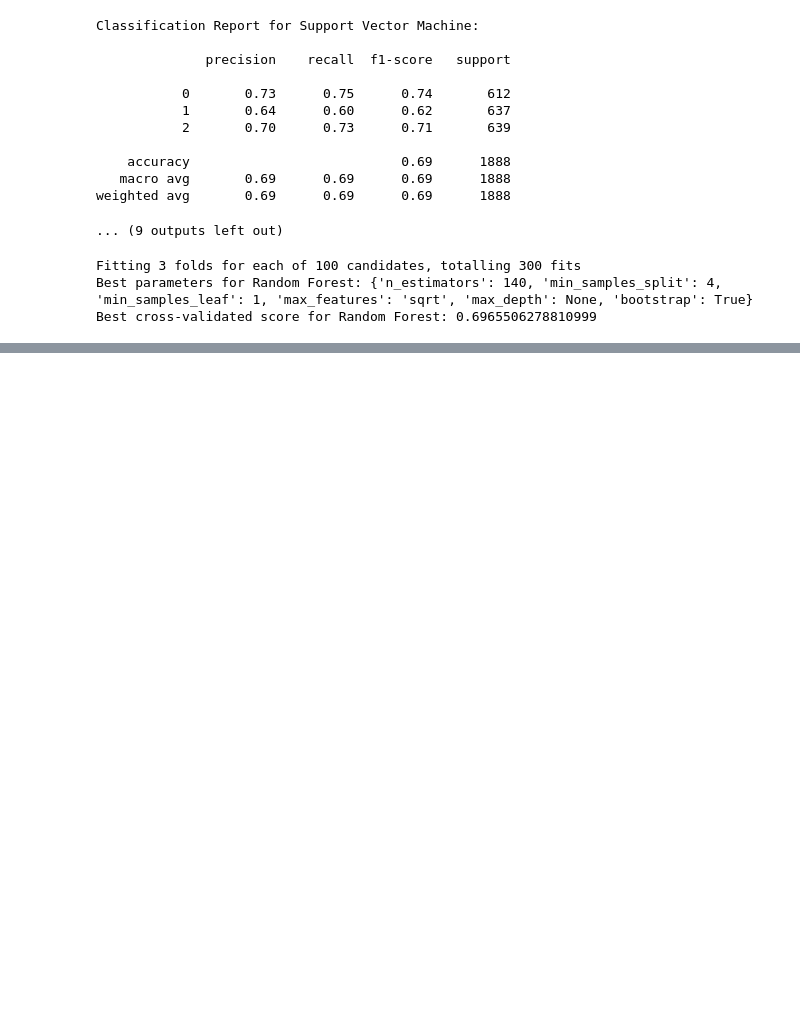
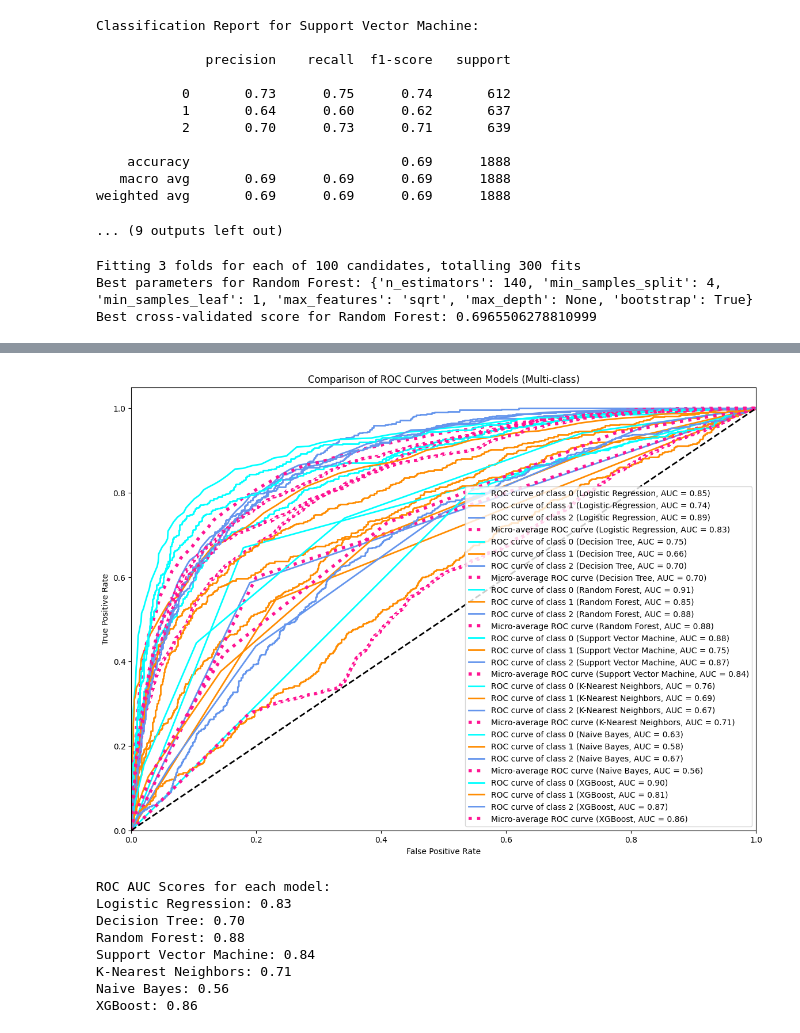
Before and after one commit to Niwanka/footballPrediction, a Jupyter notebook: copy.ipynb, the cells around one changed output, grey strips where cells are left out. Saved outputs shown, nothing was run; the diff lists cells and outputs as text; code cells hidden in the pictures; blank space fills up the shorter version.

Commit message:
roc curve

```diff
--- a/copy.ipynb
+++ b/copy.ipynb
@@ -1071,0 +1078,79 @@ Models have been saved as 'best_random_forest_model.pkl' and 'best_xgboost_model
+# %%
+from sklearn.preprocessing import label_binarize
+from sklearn.metrics import roc_curve, auc, roc_auc_score
+from itertools import cycle
+
+# Step 1: Binarize the output labels (One-vs-Rest strategy)
+# Assuming y_test and y_pred are the original multiclass labels
+# We need to get the unique classes
+classes = np.unique(y_train)
+
+# Binarize the labels for ROC computation
+y_test_bin = label_binarize(y_test, classes=classes)
+
+# Step 2: Initialize a dictionary to store ROC AUC values
+# Step 2: Initialize a dictionary to store ROC AUC values
+roc_auc_dict = {}
+
+# Step 3: Loop through classifiers, fit and evaluate
+plt.figure(figsize=(14, 10))  # Increase the figure size to 14x10 inches
+for name, clf in classifiers.items():
+    # Fit the classifier
+    clf.fit(X_train, y_train)
+
+    # Get the predicted probabilities for ROC calculation
+    if hasattr(clf, "predict_proba"):
+        y_score = clf.predict_proba(X_test)
+    else:  # Use decision function if available
+        y_score = clf.decision_function(X_test)
+
+    # Calculate ROC curve and ROC AUC for each class
+    fpr = dict()
+    tpr = dict()
+    roc_auc = dict()
+
+    for i in range(len(classes)):
+        fpr[i], tpr[i], _ = roc_curve(y_test_bin[:, i], y_score[:, i])
+        roc_auc[i] = auc(fpr[i], tpr[i])
+
+    # Calculate micro-average ROC curve and ROC AUC
+    fpr["micro"], tpr["micro"], _ = roc_curve(y_test_bin.ravel(), y_score.ravel())
+    roc_auc["micro"] = auc(fpr["micro"], tpr["micro"])
+
+    # Plot ROC curves for each class
+    colors = cycle(['aqua', 'darkorange', 'cornflowerblue'])
+    for i, color in zip(range(len(classes)), colors):
+        plt.plot(fpr[i], tpr[i], color=color, lw=2,
+                 label=f'ROC curve of class {classes[i]} ({name}, AUC = {roc_auc[i]:0.2f})')
+
+    # Plot the micro-average ROC curve
+    plt.plot(fpr["micro"], tpr["micro"], color='deeppink', linestyle=':', linewidth=4,
+             label=f'Micro-average ROC curve ({name}, AUC = {roc_auc["micro"]:0.2f})')
+
+    # Store the ROC AUC value for comparison
+    roc_auc_dict[name] = roc_auc["micro"]
+
+# Step 4: Finalize and show the plot
+plt.plot([0, 1], [0, 1], 'k--', lw=2)
+plt.xlim([0.0, 1.0])
+plt.ylim([0.0, 1.05])
+plt.xlabel('False Positive Rate')
+plt.ylabel('True Positive Rate')
+plt.title('Comparison of ROC Curves between Models (Multi-class)')
+plt.legend(loc="lower right")
+plt.show()
+
+# Print the ROC AUC scores for comparison
+print("ROC AUC Scores for each model:")
+for model, auc_score in roc_auc_dict.items():
+    print(f"{model}: {auc_score:.2f}")
+# %% [output]
+[figure, added]
+ROC AUC Scores for each model:
+Logistic Regression: 0.83
+Decision Tree: 0.70
+Random Forest: 0.88
+Support Vector Machine: 0.84
+K-Nearest Neighbors: 0.71
+Naive Bayes: 0.56
+XGBoost: 0.86
```
Also changed, not shown: parts of 7 cells of this notebook.
